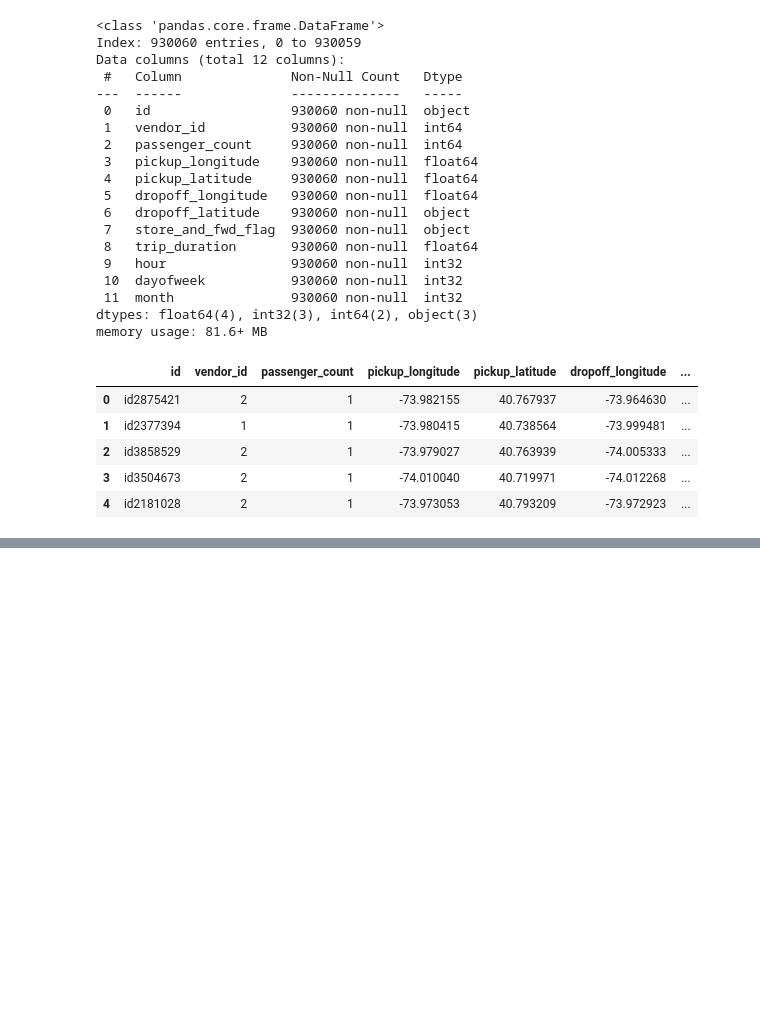
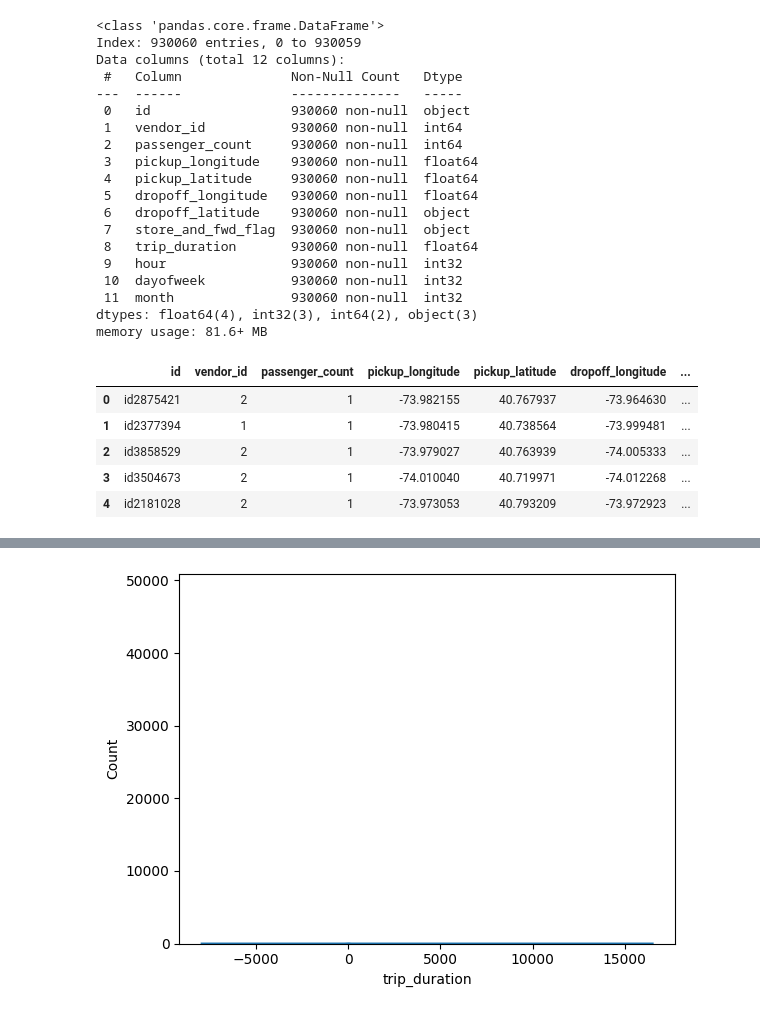
Before and after one commit to denizgezerli/nyc_taxi_trip_duration, a Jupyter notebook: notebooks/analysis.ipynb, the cells around one changed output, grey strips where cells are left out. Cells and saved outputs as stored; diff of their text form; code cells hidden in the pictures; blank space fills up the shorter version.

```diff
--- a/notebooks/analysis.ipynb
+++ b/notebooks/analysis.ipynb
@@ -125,0 +178,31 @@ TypeError: Categorical input must be list-like
+# %%
+X = train_df.drop(['id', 'trip_duration'], axis = 1)
+y = train_df['trip_duration']
+
+X_train, X_val, y_train, y_val = train_test_split(X, y, test_size = 0.2, random_state = 42)
+# %%
+params = {
+    'max_depth': 8,
+    'eta': 0.3,
+    'objective': 'reg:squarederror',
+    'eval_metric': 'rmse',
+    'subsample': 0.8,
+    'colsample_bytree': 0.8,
+    'silent': 1,
+    'random_state': 42
+}
+
+dtrain = xgb.DMatrix(X_train, label=y_train, enable_categorical = True)
+dval = xgb.DMatrix(X_val, label=y_val, enable_categorical = True)
+
+watchlist = [(dtrain, 'train'), (dval, 'eval')]
+# %%
+num_boost_round = 100
+
+model = xgb.train(
+    params,
+    dtrain,
+    num_boost_round,
+    evals=watchlist,
+    early_stopping_rounds=10
+)
@@ -125,0 +227,8 @@ TypeError: Categorical input must be list-like
+# %%
+y_train_pred = model.predict(dtrain)
+# %%
+residuals = y_train - y_train_pred
+sns.histplot(residuals, kde=True)
+plt.show()
+# %% [output]
+[figure, added]
```
Also changed, not shown: parts of 12 cells of this notebook.
